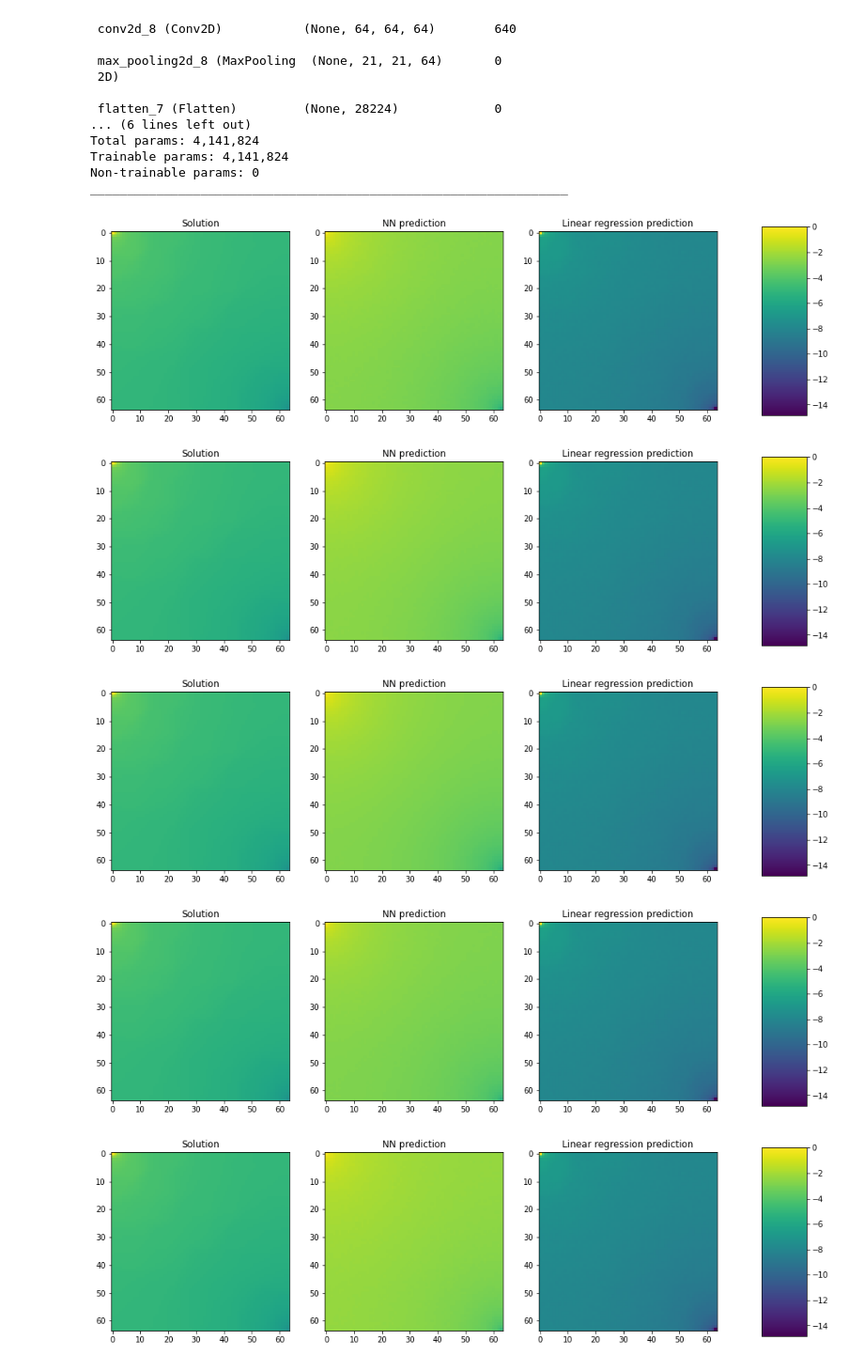
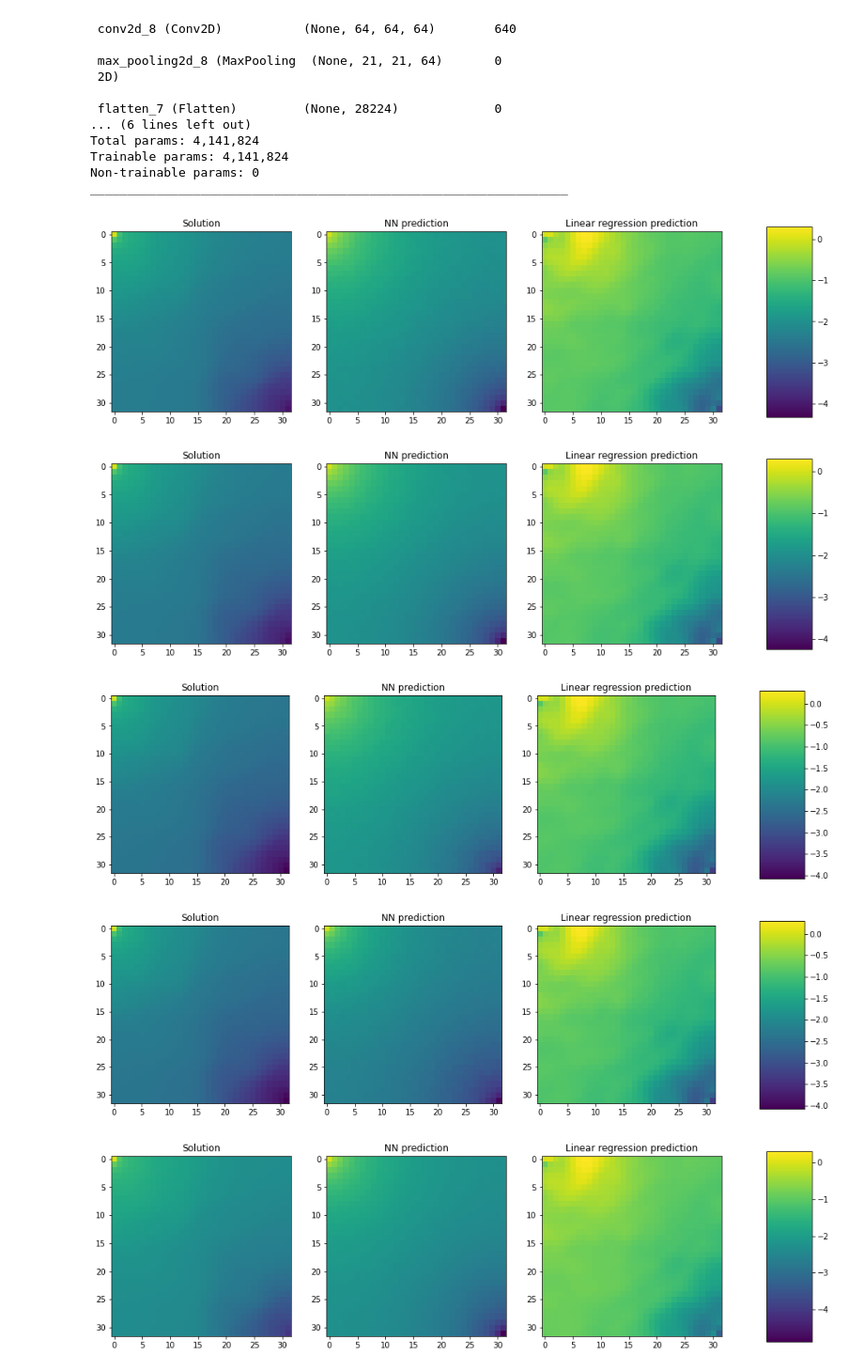
Before and after one commit to vytautas9/Tiriamiasis_Projektas_2, a Jupyter notebook: Tiriamasis2.ipynb, the cells around one changed output. Shown: that part at 94% size. Cells and saved outputs as stored; diff of their text form; code cells hidden in the pictures.

```diff
--- a/Tiriamasis2.ipynb
+++ b/Tiriamasis2.ipynb
@@ -34,7 +34,7 @@ print(directory)
 # %% [output]
 D:\Git stuff\Tiriamiasis_Projektas_2
 # %%
-GRID_SIZE = 64
+GRID_SIZE = 32
 VECTOR_LENGTH = GRID_SIZE * GRID_SIZE
 CHANNELS = 1
 GRID_STRING = str(GRID_SIZE) + 'x' + str(GRID_SIZE)
@@ -616,35 +616,40 @@ history_files = glob.glob('logs/' + GRID_STRING + '/' + '/**/*.csv', recursive =
 for i in range(0, len(history_files)):
     model_name = os.path.splitext(os.path.basename(history_files[i]))[0]
     model = load_model(model_name, dummy_optimizer)
     perm_test_sample = perm_test.iloc[map_index].to_numpy()
+    perm_test_nonorm_sample = perm_test_nonorm.iloc[map_index].to_numpy()
 
     test_prediction = model.predict(expand_dims(perm_test_sample, 0), batch_size = 1)
     test_prediction = reshape(test_prediction, (int(sqrt(VECTOR_LENGTH)), int(sqrt(VECTOR_LENGTH))))
 
     lin_reg_prediction = lin_reg.predict(perm_test_sample.reshape(1, -1))
     lin_reg_prediction = reshape(lin_reg_prediction, (int(sqrt(VECTOR_LENGTH)), int(sqrt(VECTOR_LENGTH))))
 
     test_solution = reshape(target_test.iloc[map_index].to_numpy(), (int(sqrt(VECTOR_LENGTH)), int(sqrt(VECTOR_LENGTH))))
 
     cm_range = [min(min(test_solution.flatten()), min(test_prediction.flatten()), min(lin_reg_prediction.flatten())),
                 max(max(test_solution.flatten()), max(test_prediction.flatten()), max(lin_reg_prediction.flatten()))]
 
     fig, axes = plt.subplots(nrows = 1, ncols = 3, figsize = (16, 4.8))
     im = axes[0].imshow(test_solution, vmin = cm_range[0], vmax = cm_range[1])
     axes[0].title.set_text('Solution')
     im = axes[1].imshow(test_prediction, vmin = cm_range[0], vmax = cm_range[1])
     axes[1].title.set_text('NN prediction')
     im = axes[2].imshow(lin_reg_prediction, vmin = cm_range[0], vmax = cm_range[1])
     axes[2].title.set_text('Linear regression prediction')
 
     fig.subplots_adjust(right = 0.8)
     cbar_ax = fig.add_axes([0.85, 0.15, 0.05, 0.7])
     fig.colorbar(im, cax=cbar_ax)
 
     plt.savefig('logs/'+ GRID_STRING + '/' + model_name + '/' + model_name + '- Solution_NN_LR.png')
+    savemat('logs/'+ GRID_STRING + '/' + model_name + '/' + model_name + '- Solution.mat', mdict={'test_solution': test_solution})
+    savemat('logs/'+ GRID_STRING + '/' + model_name + '/' + model_name + '- NN.mat', mdict={'test_prediction': test_prediction})
+    savemat('logs/'+ GRID_STRING + '/' + model_name + '/' + model_name + '- LR.mat', mdict={'lin_reg_prediction': lin_reg_prediction})
+    savemat('logs/'+ GRID_STRING + '/' + model_name + '/' + model_name + '- Permeability.mat', mdict={'perm_test_nonorm_sample': perm_test_nonorm_sample})
 # %% [output]
-[figure, old version]
+[figure, new version]
-[figure, old version]
+[figure, new version]
-[figure, old version]
+[figure, new version]
-[figure, old version]
+[figure, new version]
-[figure, old version]
+[figure, new version]
```
Also changed, not shown: parts of 4 cells of this notebook.
